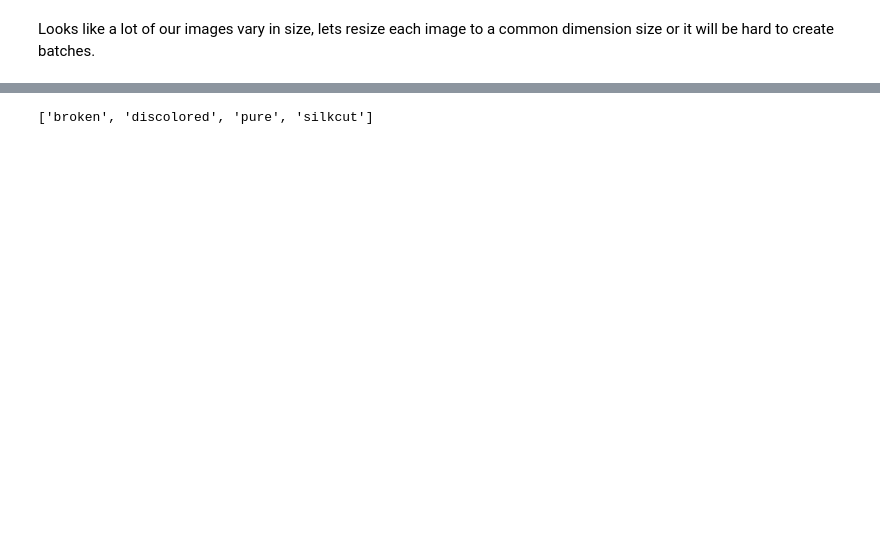
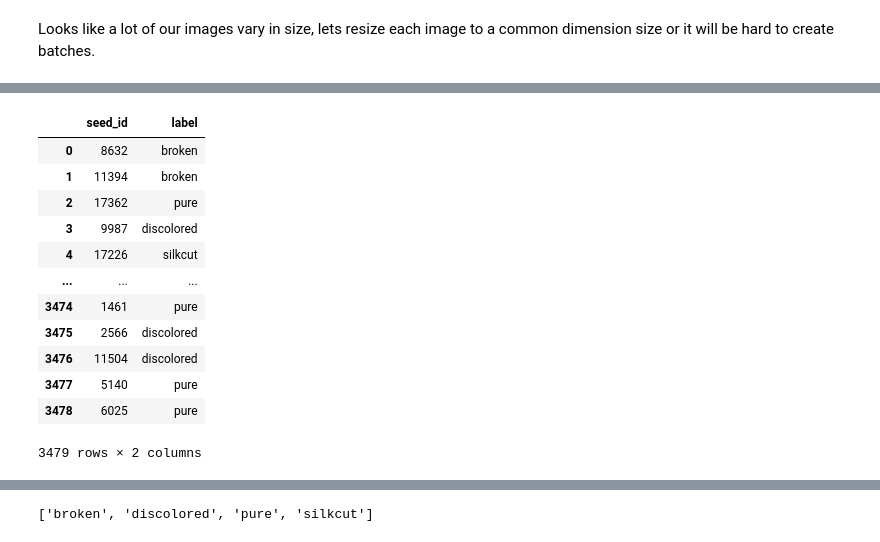
Before and after one commit to Meta-Sean/Practical-Deep-Learning, a Jupyter notebook: corncomp_starter.ipynb, the cells around one changed output, grey strips where cells are left out. Drawn from its saved outputs; the diff is of its cells as text; code cells hidden in the pictures; blank space fills up the shorter version.

```diff
--- a/corncomp_starter.ipynb
+++ b/corncomp_starter.ipynb
@@ -127,6 +148,23 @@ learn.fine_tune(3, 0.01)
 # %%
 ss = pd.read_csv(path/'sample_submission.csv')
+ss = ss['seed_id']
+tst_df = pd.read_csv(path/'test.csv')
+tst_df
 ss
+# %% [output]
+|  | seed_id | label |
+| 0 | 8632 | broken |
+| 1 | 11394 | broken |
+| 2 | 17362 | pure |
+| 3 | 9987 | discolored |
+| 4 | 17226 | silkcut |
+| ... | ... | ... |
+| 3474 | 1461 | pure |
+| 3475 | 2566 | discolored |
+| 3476 | 11504 | discolored |
+| 3477 | 5140 | pure |
+| 3478 | 6025 | pure |
+3479 rows × 2 columns
 # %%
 tst_files = get_image_files(path/'test').sorted()
 tst_dl = dls.test_dl(tst_files)
```
Also changed, not shown: parts of 31 cells of this notebook.
